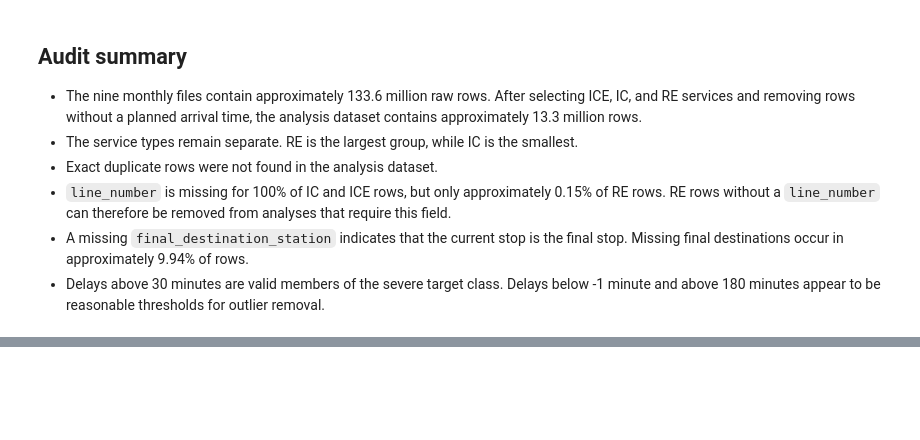
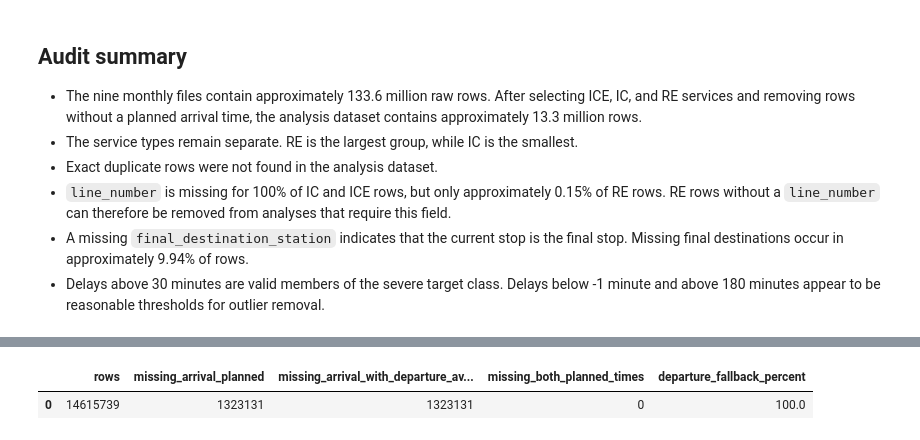
Before and after one commit to BaTa4Ka/machine_learning, a Jupyter notebook: notebooks/data_audit.ipynb, the cells around one changed output, grey strips where cells are left out. Cells and saved outputs as stored; diff of their text form; code cells hidden in the pictures; blank space fills up the shorter version.

```diff
--- a/notebooks/data_audit.ipynb
+++ b/notebooks/data_audit.ipynb
@@ -421,0 +459,41 @@ The `train_line_station_num == 1` field provides a reproducible way to identify
+# %%
+schedule_columns = [
+    "arrival_planned_time",
+    "departure_planned_time",
+    "train_type",
+]
+schedule_data = load_monthly_data(
+    DATA_DIR,
+    schedule_columns,
+    require_planned_time=False,
+)
+
+planned_time_relationship = pd.DataFrame(
+    {
+        "rows": [len(schedule_data)],
+        "missing_arrival_planned": [
+            schedule_data["arrival_planned_time"].isna().sum()
+        ],
+        "missing_arrival_with_departure_available": [
+            (
+                schedule_data["arrival_planned_time"].isna()
+                & schedule_data["departure_planned_time"].notna()
+            ).sum()
+        ],
+        "missing_both_planned_times": [
+            (
+                schedule_data["arrival_planned_time"].isna()
+                & schedule_data["departure_planned_time"].isna()
+            ).sum()
+        ],
+    }
+)
+planned_time_relationship["departure_fallback_percent"] = (
+    planned_time_relationship["missing_arrival_with_departure_available"]
+    / planned_time_relationship["missing_arrival_planned"]
+    * 100
+).round(2)
+planned_time_relationship
+# %% [output]
+|  | rows | missing_arrival_planned | missing_arrival_with_departure_av... | missing_both_planned_times | departure_fallback_percent |
+| 0 | 14615739 | 1323131 | 1323131 | 0 | 100.0 |
```
Also changed, not shown: parts of 9 cells of this notebook.
